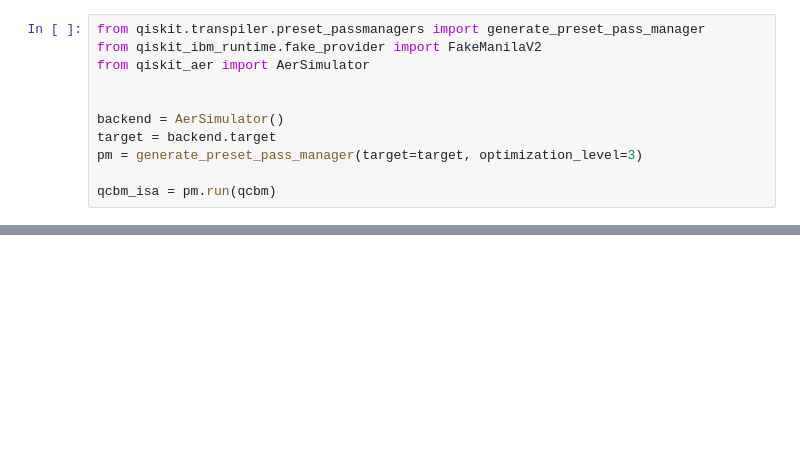
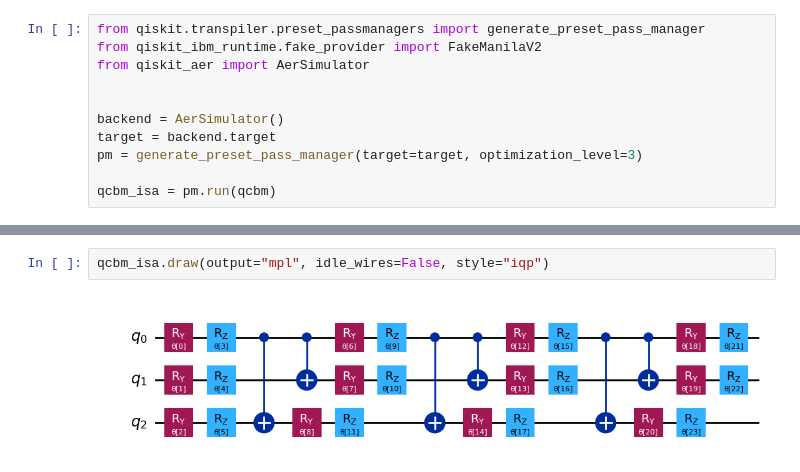
Before and after one commit to 0xSooki/qcbm, a Jupyter notebook: qcbm.ipynb, the cells around one changed output, grey strips where cells are left out. Cells and saved outputs as stored; diff of their text form; blank space fills up the shorter version.

```diff
--- a/qcbm.ipynb
+++ b/qcbm.ipynb
@@ -216,0 +252,4 @@ qcbm_isa.assign_parameters(res.x)
+# %%
+qcbm_isa.draw(output="mpl", idle_wires=False, style="iqp")
+# %% [output]
+[figure, added]
```
Also changed, not shown: parts of 21 cells of this notebook.
